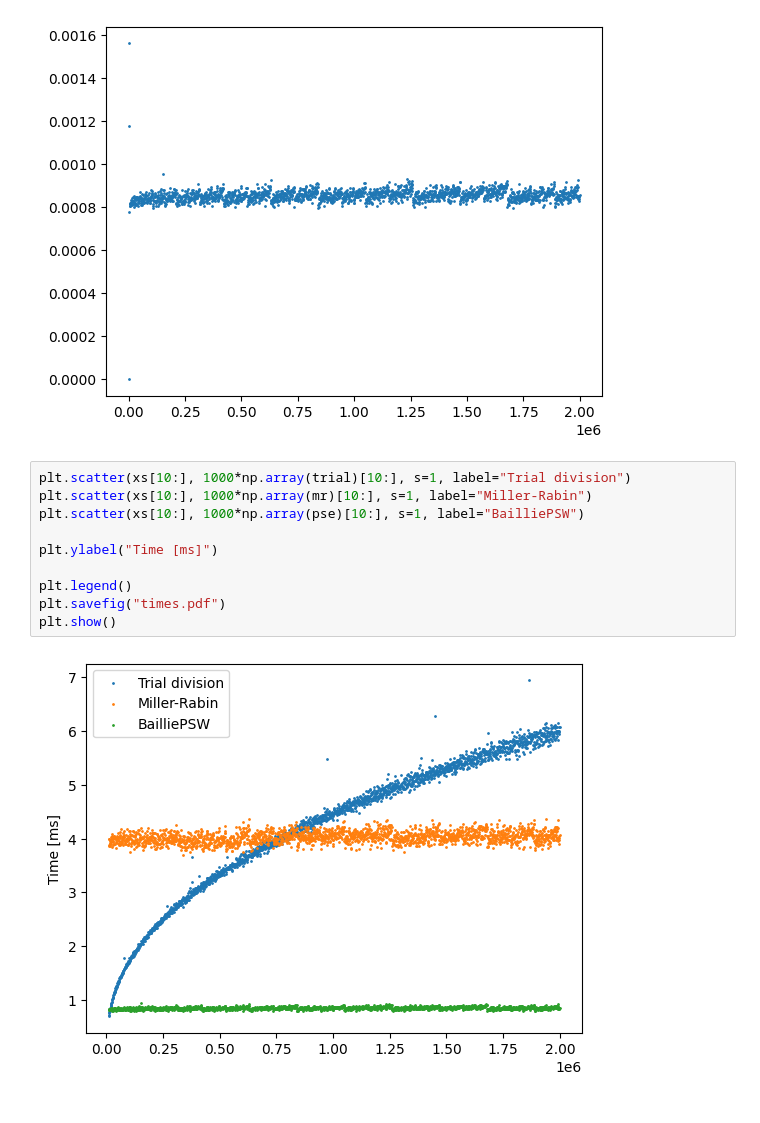
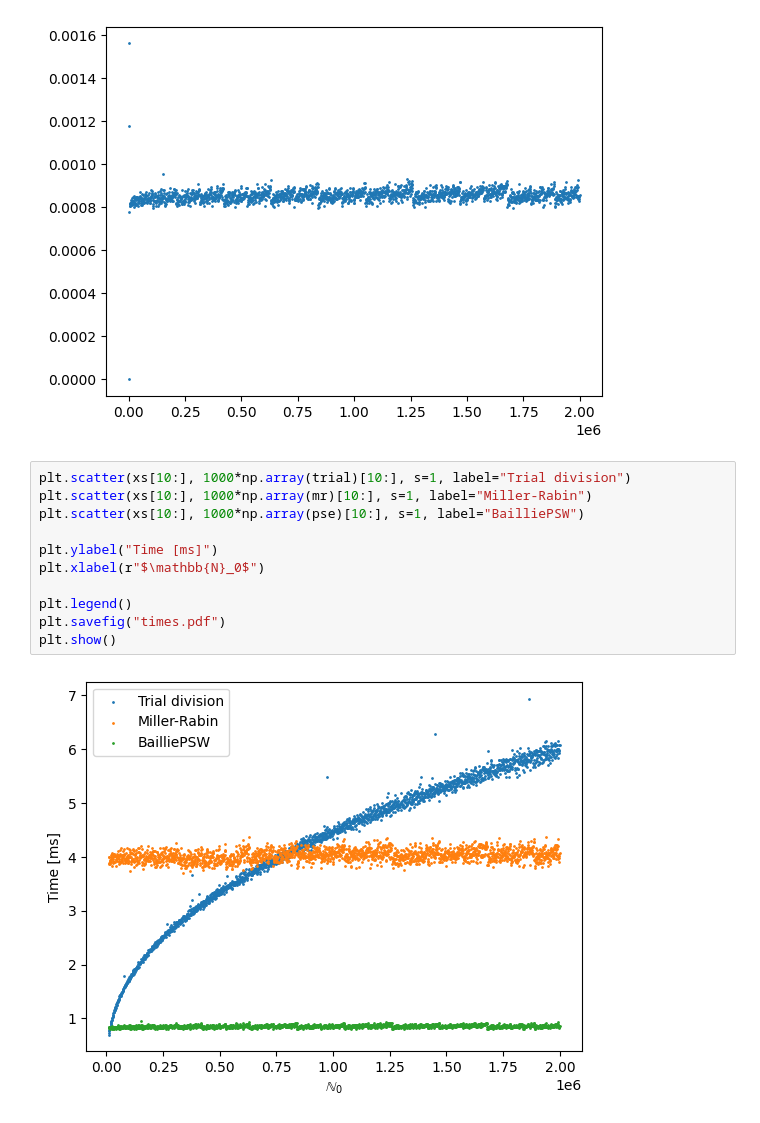
Before and after one commit to MartinOpat/Primality-testing, a Jupyter notebook: data/time_per_num.ipynb, the cells around one changed output. Cells and saved outputs as stored; diff of their text form.

Commit message:
Updated figure label

```diff
--- a/data/time_per_num.ipynb
+++ b/data/time_per_num.ipynb
@@ -39,12 +39,13 @@ plt.show()
 # %%
 plt.scatter(xs[10:], 1000*np.array(trial)[10:], s=1, label="Trial division")
 plt.scatter(xs[10:], 1000*np.array(mr)[10:], s=1, label="Miller-Rabin")
 plt.scatter(xs[10:], 1000*np.array(pse)[10:], s=1, label="BailliePSW")
 
 plt.ylabel("Time [ms]")
+plt.xlabel(r"$\mathbb{N}_0$")
 
 plt.legend()
 plt.savefig("times.pdf")
 plt.show()
 # %% [output]
-[figure, old version]
+[figure, new version]
```
Also changed, not shown: 1 other file.
